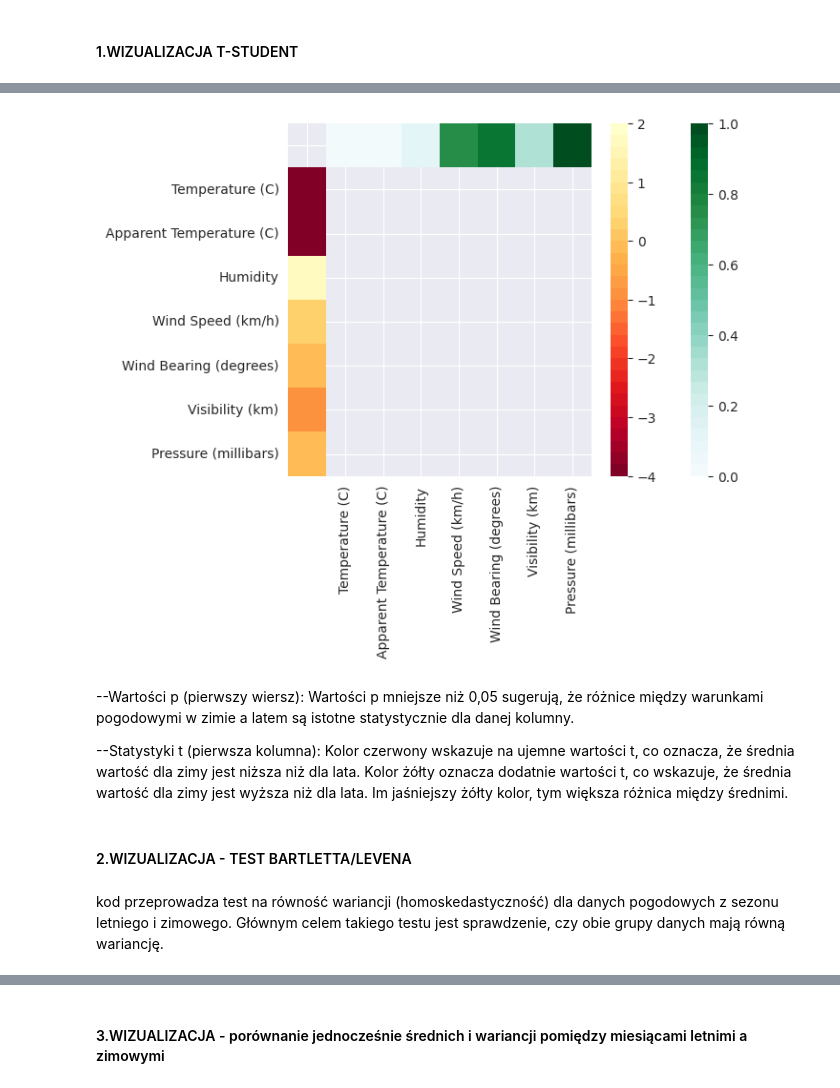
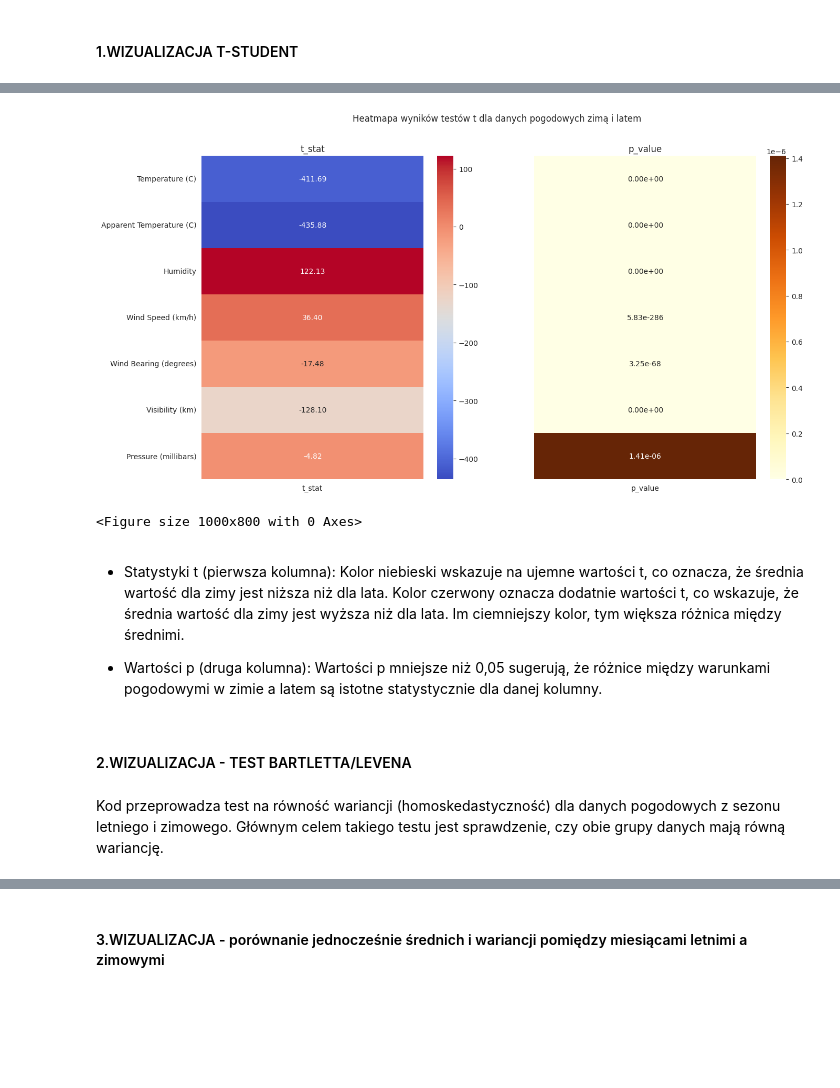
Before and after one commit to Kkilianek/ZMWD-projekt-1, a Jupyter notebook: projekt.ipynb, the cells around one changed output, grey strips where cells are left out. Saved outputs shown, nothing was run; the diff lists cells and outputs as text; code cells hidden in the pictures; blank space fills up the shorter version.

```diff
--- a/projekt.ipynb
+++ b/projekt.ipynb
@@ -95,29 +168,0 @@ Analizując wyniki na heatmapie, można zauważyć, że dla niektórych kolumn (
-# %%
-relevant_columns = ['Temperature (C)', 'Apparent Temperature (C)', 'Humidity', 'Wind Speed (km/h)', 'Wind Bearing (degrees)', 'Visibility (km)', 'Pressure (millibars)']
-
-
-winter_data = data[data['Month'].isin([12, 1, 2])]
-summer_data = data[data['Month'].isin([6, 7, 8])]
-
-# Calculate t-statistics and p-values
-t_stats = []
-t_p_values = []
-
-for column in relevant_columns:
-    t_stat, t_p_value = stats.ttest_ind(winter_data[column], summer_data[column].mean())
-    t_stats.append(t_stat)
-    t_p_values.append(t_p_value)
-    if t_p_value < 0.05:
-        print(
-            f"Odrzucamy H0 dla kolumny {column}. Średnia wartość w miesiącach zimowych jest różna od średniej wartości w miesiącach letnicj.")
-    else:
-        print(
-            f"Nie ma podstaw do odrzucenia H0 dla kolumny {column}. Średnia wartość w miesiącach zimowych jest równa średniej wartości w miesiącach letnich")
-
-
-# Create a DataFrame with t-statistics and p-values
-x = np.zeros((len(relevant_columns) + 1, len(relevant_columns) + 1))
-x[0, 1:] = t_p_values
-x[1:, 0] = t_stats
-x[1:, 1:] = np.nan
-df = pd.DataFrame(x, columns=[''] + relevant_columns, index=[''] + relevant_columns)
@@ -132,19 +168,0 @@ Nie ma podstaw do odrzucenia H0 dla kolumny Pressure (millibars). Średnia warto
-# %%
-mask_first_column = np.zeros_like(df, dtype=bool)
-mask_first_column[0, :] = True
-
-mask_first_row = np.zeros_like(df, dtype=bool)
-mask_first_row[:, 0] = True
-positives = sns.color_palette("BuGn", 30)
-small_positives = plt.get_cmap('YlOrRd', 30).reversed()
-# Plot the heatmap with masks
-sns.heatmap(data=df, mask=mask_first_row, cmap=positives, vmin=0, vmax=1)
-sns.heatmap(data=df, mask=mask_first_column, cmap=small_positives, vmin=-4, vmax=2)
-
-plt.show()
-# %% [output]
-[figure, removed]
-# %% [markdown]
---Wartości p (pierwszy wiersz): Wartości p mniejsze niż 0,05 sugerują, że różnice między warunkami pogodowymi w zimie a latem są istotne statystycznie dla danej kolumny.
-
---Statystyki t (pierwsza kolumna): Kolor czerwony wskazuje na ujemne wartości t, co oznacza, że średnia wartość dla zimy jest niższa niż dla lata. Kolor żółty oznacza dodatnie wartości t, co wskazuje, że średnia wartość dla zimy jest wyższa niż dla lata. Im jaśniejszy żółty kolor, tym większa różnica między średnimi.
@@ -152,0 +169,22 @@ t_p_mean=t_p_values.copy()
+# %%
+fig, (ax1, ax2) = plt.subplots(1, 2, figsize=(15, 8), sharey=True)
+
+sns.heatmap(data=df[['t_stat']], annot=True, fmt='.2f', cmap='coolwarm', cbar=True,
+            ax=ax1)
+ax1.set_title('t_stat')
+
+sns.heatmap(data=df[['p_value']], annot=True, fmt='.2e', cmap='YlOrBr', cbar=True,
+            ax=ax2)
+ax2.set_title('p_value')
+
+plt.figure(figsize=(10, 8))
+fig.suptitle('Heatmapa wyników testów t dla danych pogodowych zimą i latem')
+plt.tight_layout()
+plt.show()
+# %% [output]
+[figure, added]
+<Figure size 1000x800 with 0 Axes>
+# %% [markdown]
+- Statystyki t (pierwsza kolumna): Kolor niebieski wskazuje na ujemne wartości t, co oznacza, że średnia wartość dla zimy jest niższa niż dla lata. Kolor czerwony oznacza dodatnie wartości t, co wskazuje, że średnia wartość dla zimy jest wyższa niż dla lata. Im ciemniejszy kolor, tym większa różnica między średnimi.
+
+- Wartości p (druga kolumna): Wartości p mniejsze niż 0,05 sugerują, że różnice między warunkami pogodowymi w zimie a latem są istotne statystycznie dla danej kolumny.
@@ -153,4 +193,4 @@ t_p_mean=t_p_values.copy()
 # %% [markdown]
 #### 2.WIZUALIZACJA - TEST BARTLETTA/LEVENA
 # %% [markdown]
-kod przeprowadza test na równość wariancji (homoskedastyczność) dla danych pogodowych z sezonu letniego i zimowego. Głównym celem takiego testu jest sprawdzenie, czy obie grupy danych mają równą wariancję.
+Kod przeprowadza test na równość wariancji (homoskedastyczność) dla danych pogodowych z sezonu letniego i zimowego. Głównym celem takiego testu jest sprawdzenie, czy obie grupy danych mają równą wariancję.
```
Also changed, not shown: parts of 31 cells of this notebook.
